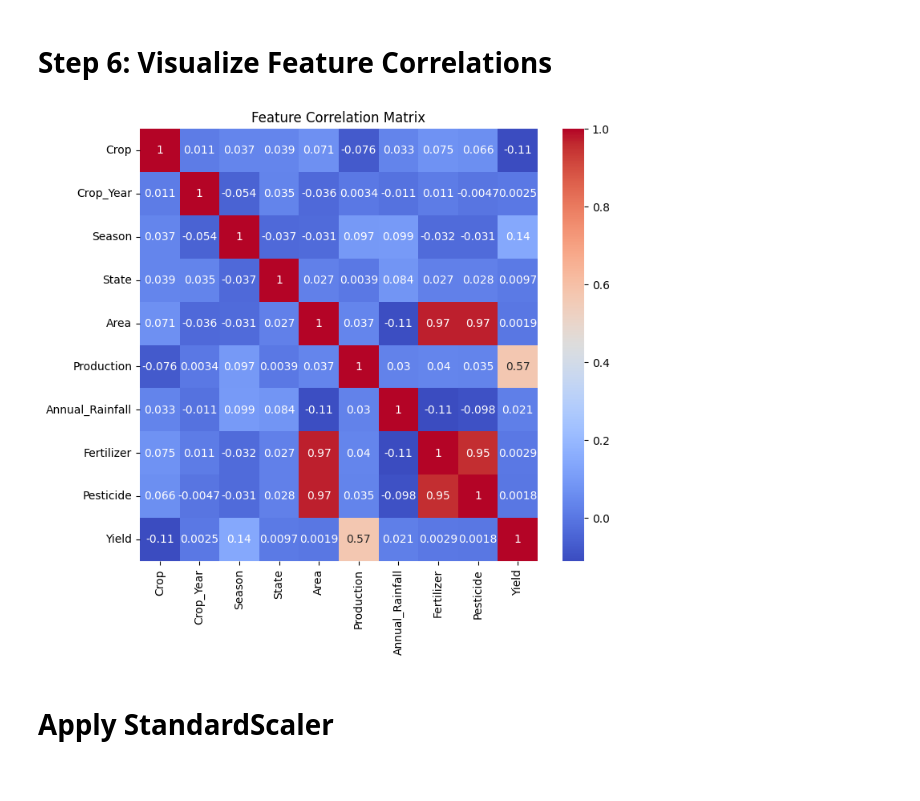
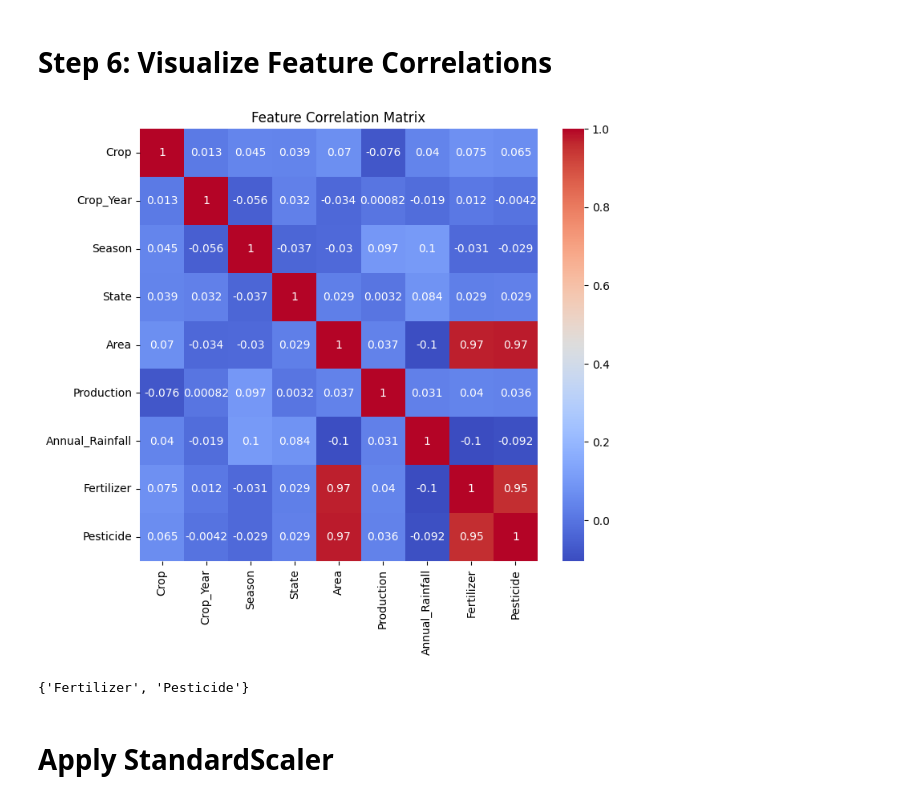
Before and after one commit to steam-bell-92/AgriTech-Anuj, a Jupyter notebook: Crop Yield Prediction/cropYieldPrediction1.ipynb, the cells around one changed output. Drawn from its saved outputs; the diff is of its cells as text; code cells hidden in the pictures.

```diff
--- a/Crop Yield Prediction/cropYieldPrediction1.ipynb
+++ b/Crop Yield Prediction/cropYieldPrediction1.ipynb
@@ -5,7 +9,7 @@ import seaborn as sns
 # %% [markdown]
 # Step 1: Load and Understand the Data
 # %%
-dataset = pd.read_csv(r"D:\Projects\Crop Prediction\Crop Yield Prediction\Datasets\crop_yield.csv")
+dataset = pd.read_csv("D:\Projects\Crop Prediction\Crop Yield Prediction\Datasets\crop_yield.csv")
 # %%
 dataset.head(10)
 # %% [output]
@@ -138,8 +124,9 @@ dtypes: float64(5), int64(5)
 memory usage: 1.5 MB
 None
 # %%
-X = dataset.iloc[:, :-3]
+X = dataset.iloc[:, :9]
 Y = dataset["Yield"]
+Y = pd.DataFrame(Y)
 # %% [markdown]
 # Step 4: Feature Scaling
 # %%
@@ -147,19 +134,22 @@ from sklearn.preprocessing import StandardScaler
 
 scaler = StandardScaler()
 X_scaled = scaler.fit_transform(X)
+# added scaled data to a dataframe
+X_scaled = pd.DataFrame(X_scaled,columns=X.columns)
 # %% [markdown]
 # Step 5: Train-Test Split
 # %%
 from sklearn.model_selection import train_test_split
-x_train, x_test, y_train, y_test = train_test_split(X, Y, random_state = 42, test_size = 0.2)
+x_train, x_test, y_train, y_test = train_test_split(X_scaled, Y, random_state = 42, test_size = 0.2)
 # %% [markdown]
 # Step 6: Visualize Feature Correlations
 # %%
 # Only for numerical features
+#performing Pearson correlation test on only x_train data to avoid data leakage and fair practice
 plt.figure(figsize=(8, 7))
-corr = dataset.corr()
-sns.heatmap(corr, annot=True, cmap='coolwarm')
+cor = x_train.corr()
+sns.heatmap(cor, annot=True, cmap='coolwarm')
 plt.title("Feature Correlation Matrix")
 plt.show()
 # %% [output]
-[figure, old version]
+[figure, new version]
@@ -165,0 +167,5 @@ plt.show()
+# %%
+corr_features = correlation(x_train, 0.8)
+print(corr_features)
+# %% [output]
+{'Fertilizer', 'Pesticide'}
```
Also changed, not shown: parts of 13 cells of this notebook.
